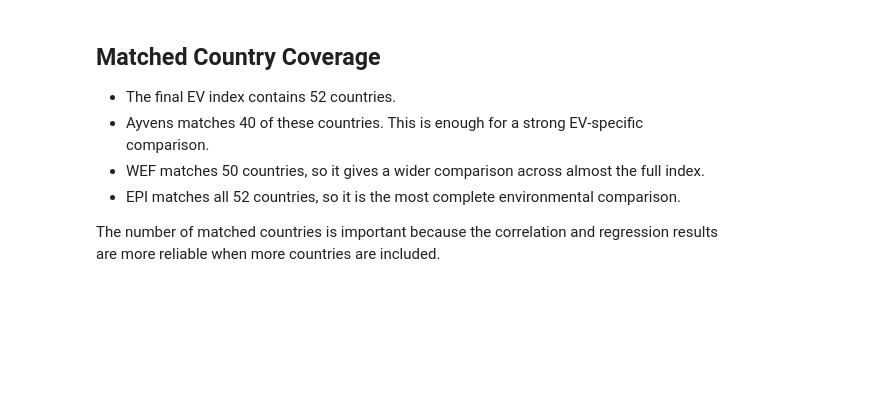
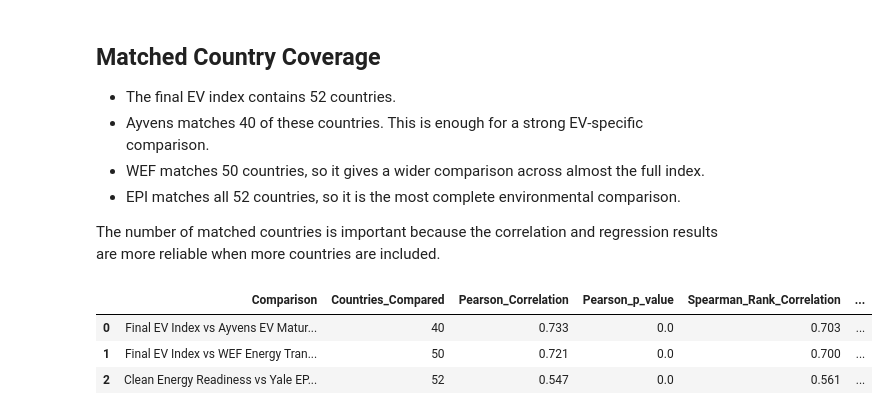
Before and after one commit to RathnamMeghana/DAV_CA1, a Jupyter notebook: index.ipynb, the cells around one changed output. Cells and saved outputs as stored; diff of their text form; code cells hidden in the pictures; blank space fills up the shorter version.

Commit message:
📈 Calculate index linkages
Calculate the comparison results for Ayvens, WEF, and Yale EPI.

1.) Compare the final EV index with Ayvens and WEF.
2.) Compare Clean Energy Readiness with Yale EPI.

```diff
--- a/index.ipynb
+++ b/index.ipynb
@@ -2290,3 +2290,32 @@ def compare_index_link(df, own_column, external_column, comparison_name):
         "Regression_Intercept": round(intercept, 3),
         "Regression_R_squared": round(r_squared, 3)
     }
+# %%
+# Compare the final index and the clean-energy sub-index with the external indicators.
+comparison_results = pd.DataFrame([
+    compare_index_link(
+        comparison_df,
+        "EV_Transition_Readiness_Index_2024",
+        "Ayvens_EV_Maturity_Score",
+        "Final EV Index vs Ayvens EV Maturity Score"
+    ),
+    compare_index_link(
+        comparison_df,
+        "EV_Transition_Readiness_Index_2024",
+        "WEF_Energy_Transition_Score",
+        "Final EV Index vs WEF Energy Transition Index"
+    ),
+    compare_index_link(
+        comparison_df,
+        "Clean_Energy_Readiness",
+        "EPI_2024_Score",
+        "Clean Energy Readiness vs Yale EPI 2024"
+    )
+])
+
+comparison_results
+# %% [output]
+|  | Comparison | Countries_Compared | Pearson_Correlation | Pearson_p_value | Spearman_Rank_Correlation | ... |
+| 0 | Final EV Index vs Ayvens EV Matur... | 40 | 0.733 | 0.0 | 0.703 | ... |
+| 1 | Final EV Index vs WEF Energy Tran... | 50 | 0.721 | 0.0 | 0.700 | ... |
+| 2 | Clean Energy Readiness vs Yale EP... | 52 | 0.547 | 0.0 | 0.561 | ... |
```
Also changed, not shown: parts of 1 cell of this notebook.
